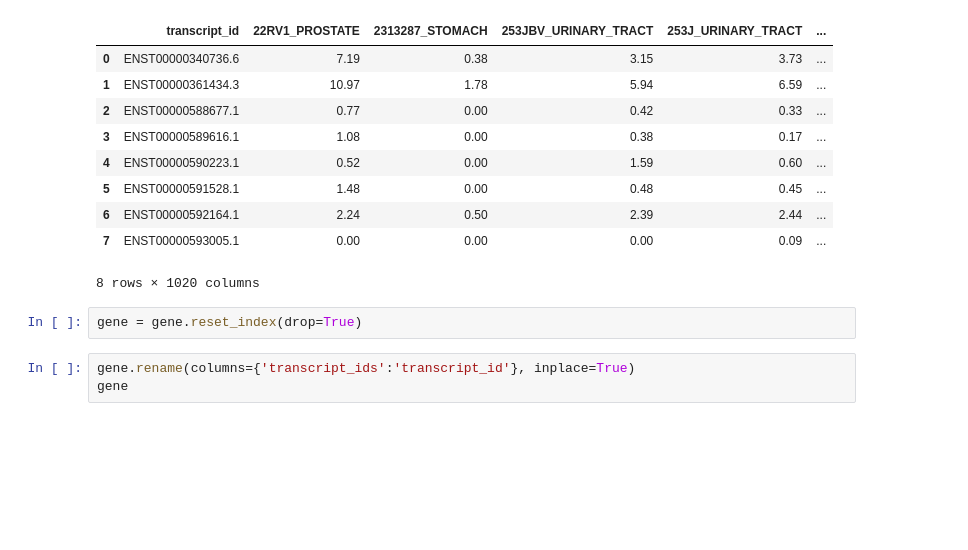
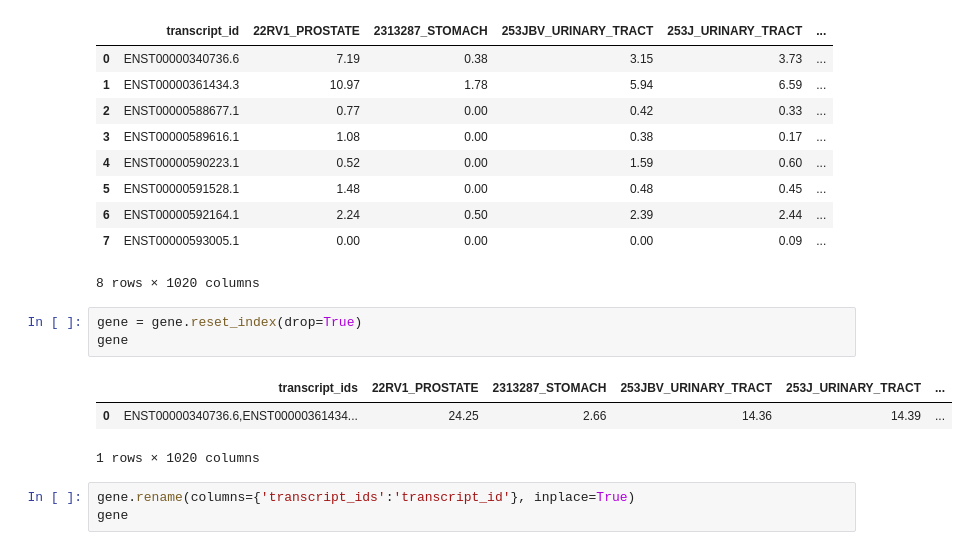
Before and after one commit to eentartetekunst/splice_vars, a Jupyter notebook: get_organs.ipynb, the cells around one changed output. Cells and saved outputs as stored; diff of their text form; blank space fills up the shorter version.

```diff
--- a/get_organs.ipynb
+++ b/get_organs.ipynb
@@ -34,6 +37,11 @@ splice_variants
 8 rows × 1020 columns
 # %%
 gene = gene.reset_index(drop=True)
+gene
+# %% [output]
+|  | transcript_ids | 22RV1_PROSTATE | 2313287_STOMACH | 253JBV_URINARY_TRACT | 253J_URINARY_TRACT | ... |
+| 0 | ENST00000340736.6,ENST00000361434... | 24.25 | 2.66 | 14.36 | 14.39 | ... |
+1 rows × 1020 columns
 # %%
 gene.rename(columns={'transcript_ids':'transcript_id'}, inplace=True)
 gene
```
Also changed, not shown: parts of 7 cells of this notebook.
